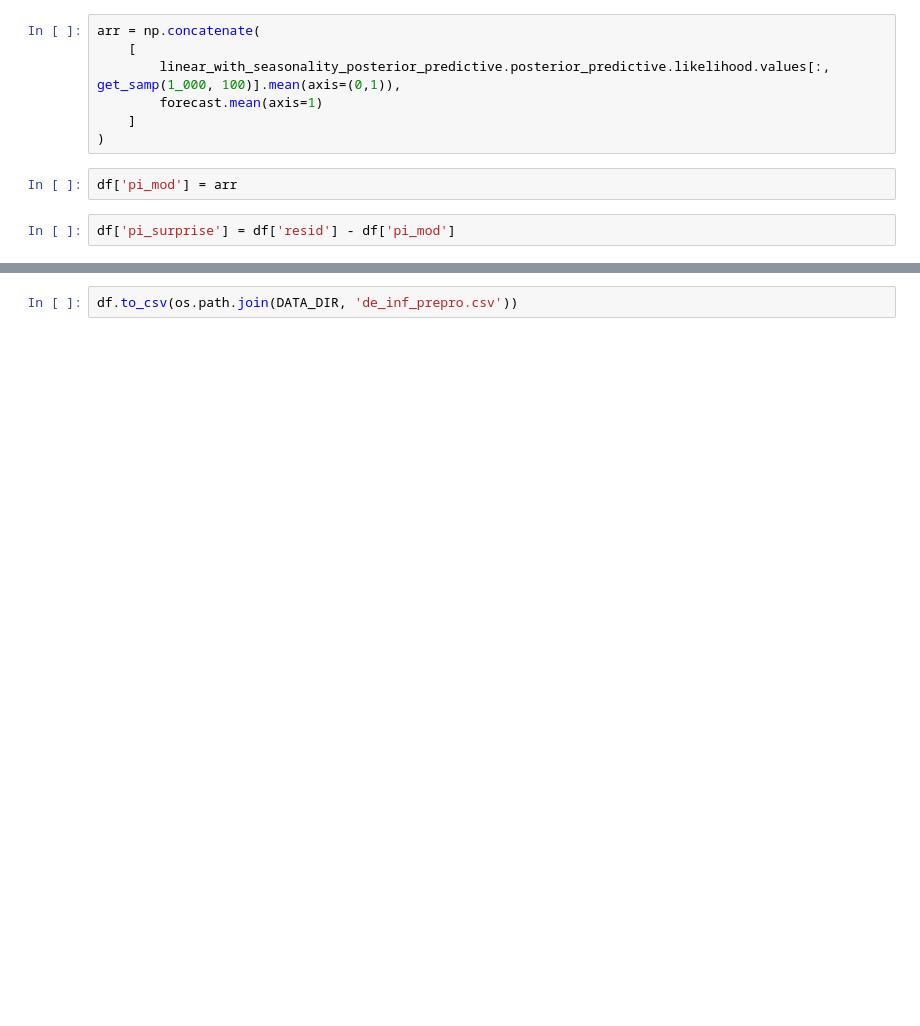
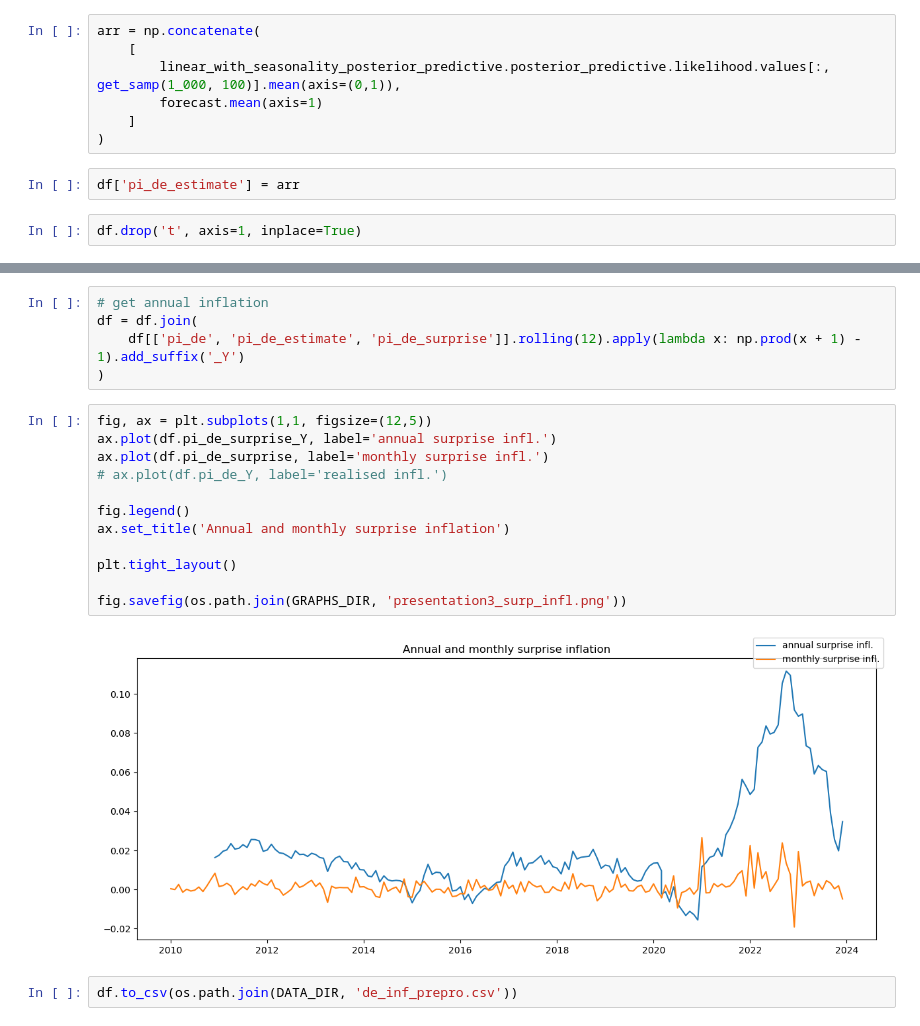
Before and after one commit to lukasgrahl/memoire2, a Jupyter notebook: notebooks/inflation.ipynb, the cells around one changed output, grey strips where cells are left out. Cells and saved outputs as stored; diff of their text form; blank space fills up the shorter version.

Commit message:
prepared presentation 3

```diff
--- a/notebooks/inflation.ipynb
+++ b/notebooks/inflation.ipynb
@@ -326,6 +333,6 @@ arr = np.concatenate(
     ]
 )
 # %%
-df['pi_mod'] = arr
+df['pi_de_estimate'] = arr
-# %%
-df['pi_surprise'] = df['resid'] - df['pi_mod']
+# %%
+df.drop('t', axis=1, inplace=True)
@@ -332,2 +353,21 @@ df['pi_surprise'] = df['resid'] - df['pi_mod']
+# %%
+# get annual inflation
+df = df.join(
+    df[['pi_de', 'pi_de_estimate', 'pi_de_surprise']].rolling(12).apply(lambda x: np.prod(x + 1) - 1).add_suffix('_Y')
+)
+# %%
+fig, ax = plt.subplots(1,1, figsize=(12,5))
+ax.plot(df.pi_de_surprise_Y, label='annual surprise infl.')
+ax.plot(df.pi_de_surprise, label='monthly surprise infl.')
+# ax.plot(df.pi_de_Y, label='realised infl.')
+
+fig.legend()
+ax.set_title('Annual and monthly surprise inflation')
+
+plt.tight_layout()
+
+fig.savefig(os.path.join(GRAPHS_DIR, 'presentation3_surp_infl.png'))
+# %% [output]
+[figure, added]
 # %%
 df.to_csv(os.path.join(DATA_DIR, 'de_inf_prepro.csv'))
```
Also changed, not shown: parts of 17 cells of this notebook, 5 other files.
